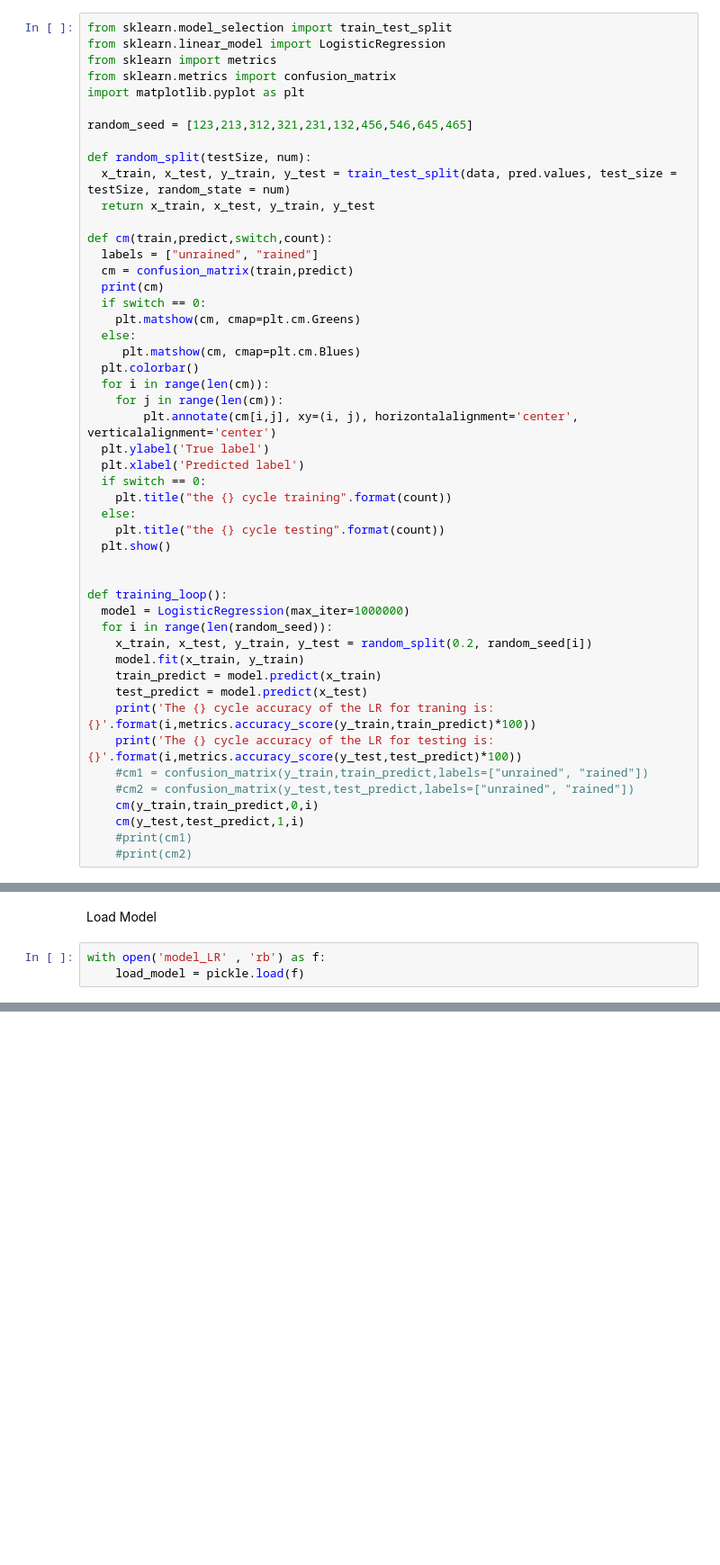
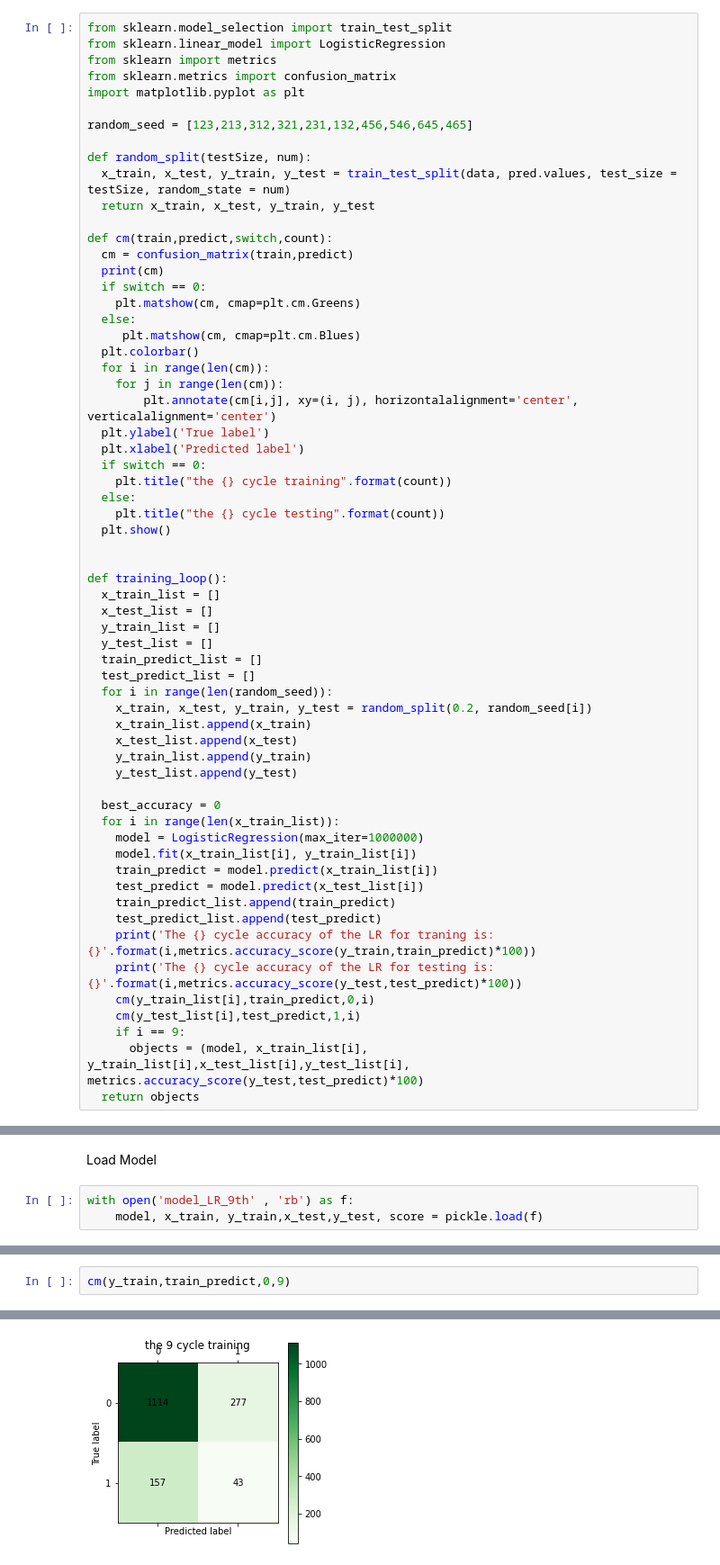
Before and after one commit to docmhvr/CMPE_257_PROJECT, a Jupyter notebook: CMPE257LR.ipynb, the cells around one changed output, grey strips where cells are left out. Shown at 90% size. Drawn from its saved outputs; the diff is of its cells as text; blank space fills up the shorter version.

```diff
--- a/CMPE257LR.ipynb
+++ b/CMPE257LR.ipynb
@@ -65,7 +65,6 @@ def random_split(testSize, num):
   return x_train, x_test, y_train, y_test
 
 def cm(train,predict,switch,count):
-  labels = ["unrained", "rained"]
   cm = confusion_matrix(train,predict)
   print(cm)
   if switch == 0:
@@ -86,17 +85,31 @@ def cm(train,predict,switch,count):
 
 
 def training_loop():
-  model = LogisticRegression(max_iter=1000000)
+  x_train_list = []
+  x_test_list = []
+  y_train_list = []
+  y_test_list = []
+  train_predict_list = []
+  test_predict_list = []
   for i in range(len(random_seed)):
     x_train, x_test, y_train, y_test = random_split(0.2, random_seed[i])
-    model.fit(x_train, y_train)
-    train_predict = model.predict(x_train)
-    test_predict = model.predict(x_test)
+    x_train_list.append(x_train)
+    x_test_list.append(x_test)
+    y_train_list.append(y_train)
+    y_test_list.append(y_test)
+
+  best_accuracy = 0
+  for i in range(len(x_train_list)):
+    model = LogisticRegression(max_iter=1000000)
+    model.fit(x_train_list[i], y_train_list[i])
+    train_predict = model.predict(x_train_list[i])
+    test_predict = model.predict(x_test_list[i])
+    train_predict_list.append(train_predict)
+    test_predict_list.append(test_predict)
     print('The {} cycle accuracy of the LR for traning is: {}'.format(i,metrics.accuracy_score(y_train,train_predict)*100))
     print('The {} cycle accuracy of the LR for testing is: {}'.format(i,metrics.accuracy_score(y_test,test_predict)*100))
-    #cm1 = confusion_matrix(y_train,train_predict,labels=["unrained", "rained"])
-    #cm2 = confusion_matrix(y_test,test_predict,labels=["unrained", "rained"])
-    cm(y_train,train_predict,0,i)
-    cm(y_test,test_predict,1,i)
-    #print(cm1)
-    #print(cm2)
+    cm(y_train_list[i],train_predict,0,i)
+    cm(y_test_list[i],test_predict,1,i)
+    if i == 9:
+      objects = (model, x_train_list[i], y_train_list[i],x_test_list[i],y_test_list[i], metrics.accuracy_score(y_test,test_predict)*100)
+  return objects
@@ -136,5 +149,5 @@ with open('model_LR', 'wb') as files:
 # %% [markdown]
 Load Model
 # %%
-with open('model_LR' , 'rb') as f:
-    load_model = pickle.load(f)
+with open('model_LR_9th' , 'rb') as f:
+    model, x_train, y_train,x_test,y_test, score = pickle.load(f)
@@ -146,0 +161,3 @@ The accuracy of the Logistic Regression for Test Set is: 100%
+# %%
+cm(y_train,train_predict,0,9)
+# %% [output]
@@ -146,0 +166 @@ The accuracy of the Logistic Regression for Test Set is: 100%
+[figure, added]
```
Also changed, not shown: parts of 8 cells of this notebook, 1 other file.
